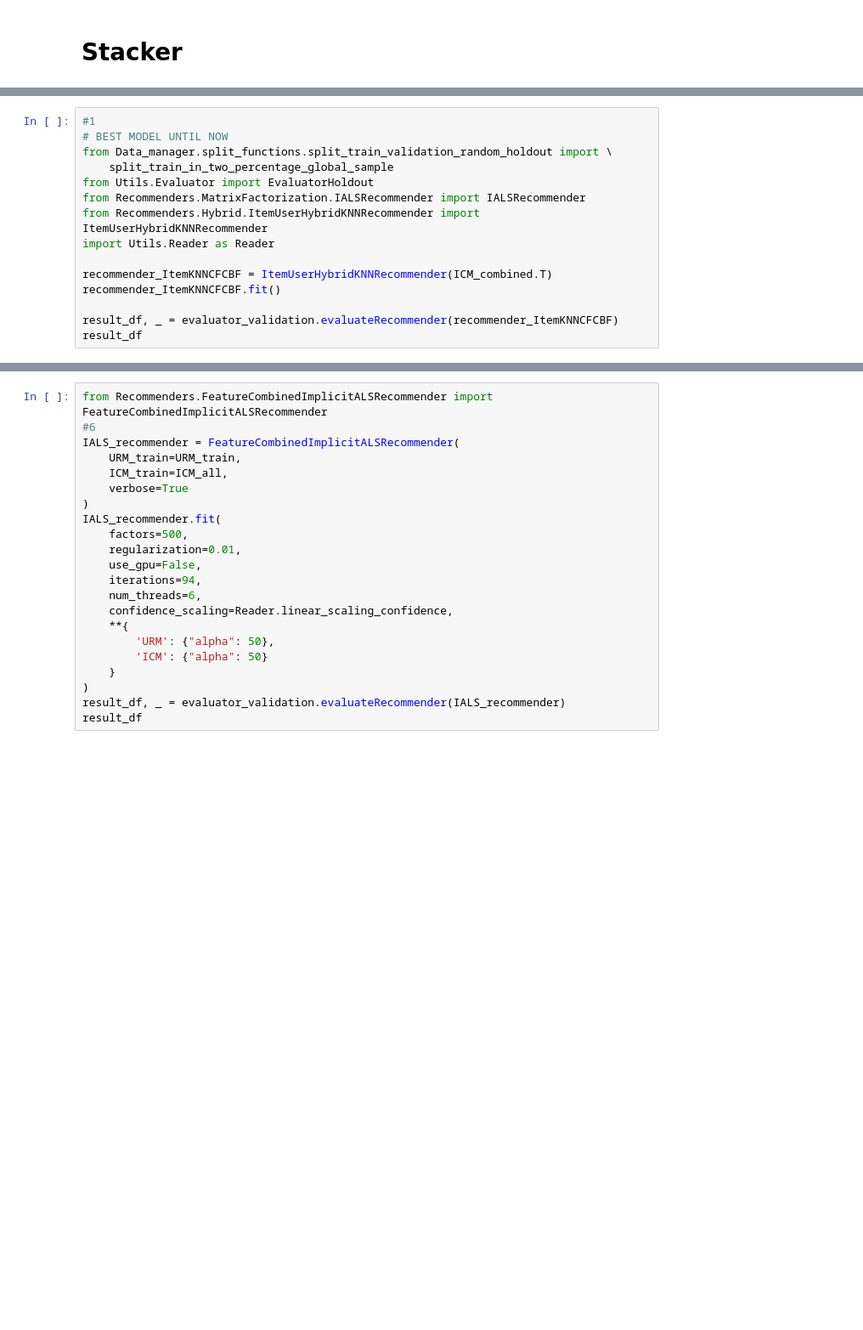
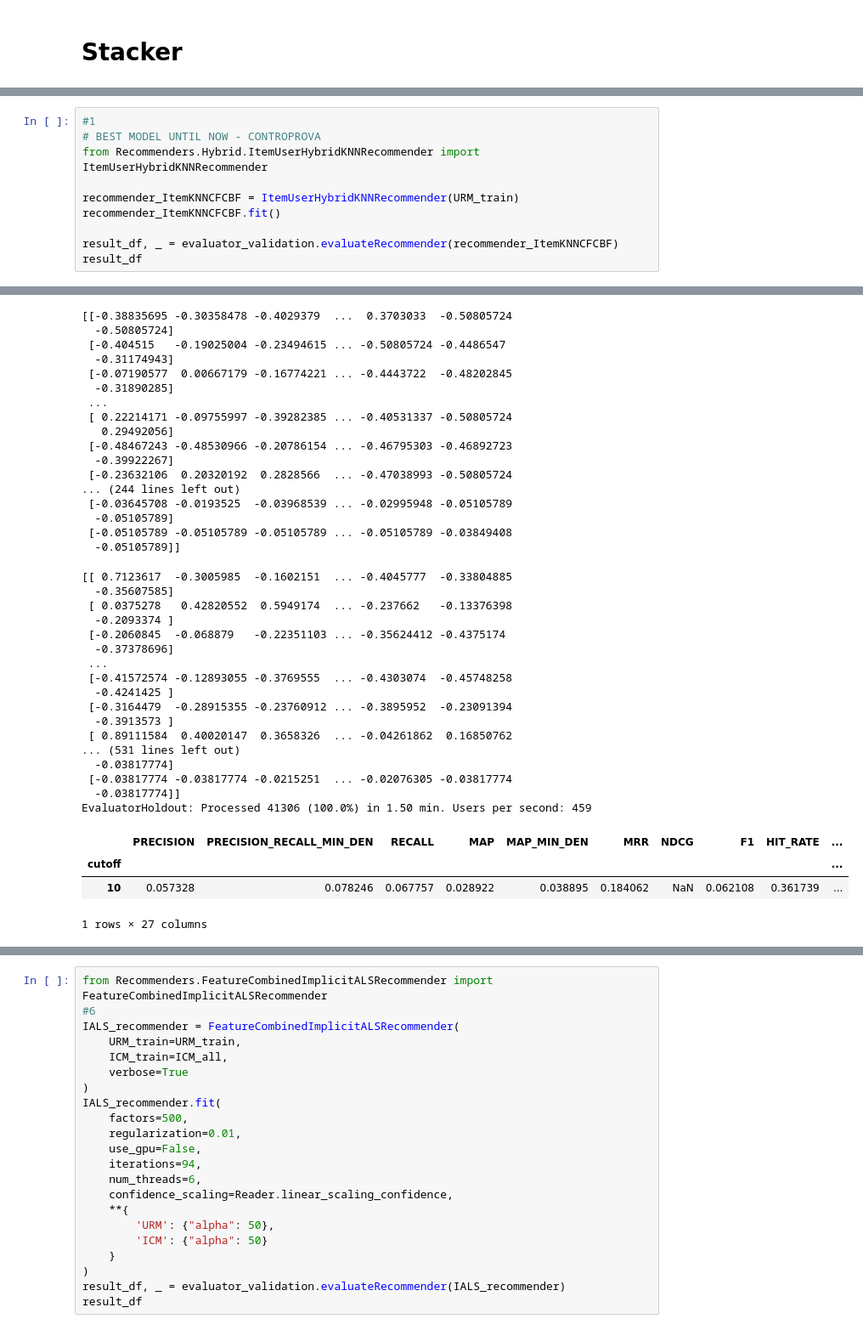
Before and after one commit to marcofasa/RecSys-Challenge-2022-Polimi, a Jupyter notebook: Utils/test.ipynb, the cells around one changed output, grey strips where cells are left out. Shown at 85% size. Cells and saved outputs as stored; diff of their text form; blank space fills up the shorter version.

```diff
--- a/Utils/test.ipynb
+++ b/Utils/test.ipynb
@@ -106,15 +179,11 @@ ICM_combined = Reader.combine(ICM=ICM_all, URM = URM_all)
 # %%
 #1
-# BEST MODEL UNTIL NOW
-from Data_manager.split_functions.split_train_validation_random_holdout import \
-    split_train_in_two_percentage_global_sample
-from Utils.Evaluator import EvaluatorHoldout
-from Recommenders.MatrixFactorization.IALSRecommender import IALSRecommender
+# BEST MODEL UNTIL NOW - CONTROPROVA
 from Recommenders.Hybrid.ItemUserHybridKNNRecommender import ItemUserHybridKNNRecommender
-import Utils.Reader as Reader
 
-recommender_ItemKNNCFCBF = ItemUserHybridKNNRecommender(ICM_combined.T)
+recommender_ItemKNNCFCBF = ItemUserHybridKNNRecommender(URM_train)
 recommender_ItemKNNCFCBF.fit()
 
 result_df, _ = evaluator_validation.evaluateRecommender(recommender_ItemKNNCFCBF)
 result_df
+# %% [output]
@@ -121,3 +207,41 @@ result_df
+[[-0.38835695 -0.30358478 -0.4029379  ...  0.3703033  -0.50805724
+  -0.50805724]
+ [-0.404515   -0.19025004 -0.23494615 ... -0.50805724 -0.4486547
+  -0.31174943]
+ [-0.07190577  0.00667179 -0.16774221 ... -0.4443722  -0.48202845
+  -0.31890285]
+ ...
+ [ 0.22214171 -0.09755997 -0.39282385 ... -0.40531337 -0.50805724
+   0.29492056]
+ [-0.48467243 -0.48530966 -0.20786154 ... -0.46795303 -0.46892723
+  -0.39922267]
+ [-0.23632106  0.20320192  0.2828566  ... -0.47038993 -0.50805724
+... (244 lines left out)
+ [-0.03645708 -0.0193525  -0.03968539 ... -0.02995948 -0.05105789
+  -0.05105789]
+ [-0.05105789 -0.05105789 -0.05105789 ... -0.05105789 -0.03849408
+  -0.05105789]]
+[[ 0.7123617  -0.3005985  -0.1602151  ... -0.4045777  -0.33804885
+  -0.35607585]
+ [ 0.0375278   0.42820552  0.5949174  ... -0.237662   -0.13376398
+  -0.2093374 ]
+ [-0.2060845  -0.068879   -0.22351103 ... -0.35624412 -0.4375174
+  -0.37378696]
+ ...
+ [-0.41572574 -0.12893055 -0.3769555  ... -0.4303074  -0.45748258
+  -0.4241425 ]
+ [-0.3164479  -0.28915355 -0.23760912 ... -0.3895952  -0.23091394
+  -0.3913573 ]
+ [ 0.89111584  0.40020147  0.3658326  ... -0.04261862  0.16850762
+... (531 lines left out)
+  -0.03817774]
+ [-0.03817774 -0.03817774 -0.0215251  ... -0.02076305 -0.03817774
+  -0.03817774]]
+EvaluatorHoldout: Processed 41306 (100.0%) in 1.50 min. Users per second: 459
+|  | PRECISION | PRECISION_RECALL_MIN_DEN | RECALL | MAP | MAP_MIN_DEN | MRR | NDCG | F1 | HIT_RATE | ... |
+| cutoff |  |  |  |  |  |  |  |  |  | ... |
+| 10 | 0.057328 | 0.078246 | 0.067757 | 0.028922 | 0.038895 | 0.184062 | NaN | 0.062108 | 0.361739 | ... |
+1 rows × 27 columns
 # %%
 #2
 from Recommenders.KNN.ItemKNNCBFRecommender import ItemKNNCBFRecommender
```
Also changed, not shown: parts of 16 cells of this notebook, 3 other files.
